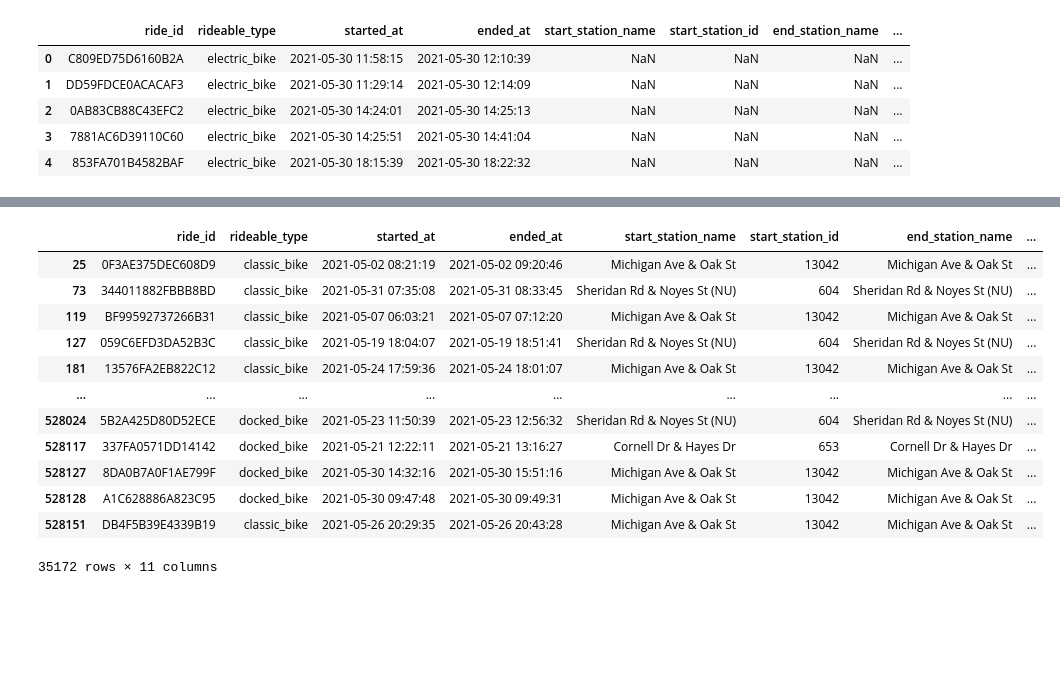
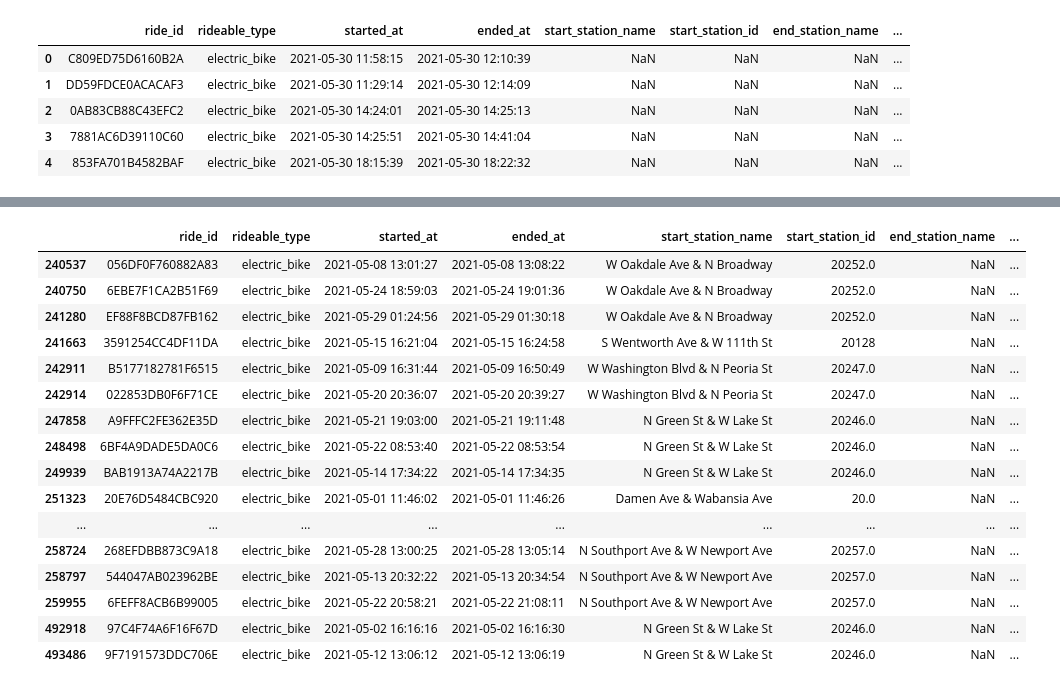
Before and after one commit to andyguo0228/bike_share_python, a Jupyter notebook: scratchbook.ipynb, the cells around one changed output, grey strips where cells are left out. Saved outputs shown, nothing was run; the diff lists cells and outputs as text; code cells hidden in the pictures; blank space fills up the shorter version.

```diff
--- a/scratchbook.ipynb
+++ b/scratchbook.ipynb
@@ -4,7 +4,7 @@ import pandas as pd
 from matplotlib import pyplot as plt
 import seaborn as sns
 # %%
-df = pd.read_csv('bikedata.csv')
+df = pd.read_csv('tripdata.csv')
 df.head(10)
 # %% [output]
 |  | ride_id | rideable_type | started_at | ended_at | start_station_name | start_station_id | end_station_name | ... |
@@ -66,0 +60,6 @@ df.head(5)
+# %%
+#Change start and end time to datetime data type and create new column with duration.
+df['started_at'] = pd.to_datetime(df['started_at'])
+df['ended_at'] = pd.to_datetime(df['ended_at'])
+df['duration'] = df['ended_at'] - df['started_at']
+df.info()
@@ -69,16 +139,21 @@ df2 = df[df['start_coord'] == df['end_coord']]
 # %%
-df2[~df2['start_station_name'].isnull()]
+df3 = df2[df2['end_station_name'].isnull()]
+df3[~df3['start_station_name'].isnull()]
 # %% [output]
 |  | ride_id | rideable_type | started_at | ended_at | start_station_name | start_station_id | end_station_name | ... |
-| 25 | 0F3AE375DEC608D9 | classic_bike | 2021-05-02 08:21:19 | 2021-05-02 09:20:46 | Michigan Ave & Oak St | 13042 | Michigan Ave & Oak St | ... |
-| 73 | 344011882FBBB8BD | classic_bike | 2021-05-31 07:35:08 | 2021-05-31 08:33:45 | Sheridan Rd & Noyes St (NU) | 604 | Sheridan Rd & Noyes St (NU) | ... |
-| 119 | BF99592737266B31 | classic_bike | 2021-05-07 06:03:21 | 2021-05-07 07:12:20 | Michigan Ave & Oak St | 13042 | Michigan Ave & Oak St | ... |
-| 127 | 059C6EFD3DA52B3C | classic_bike | 2021-05-19 18:04:07 | 2021-05-19 18:51:41 | Sheridan Rd & Noyes St (NU) | 604 | Sheridan Rd & Noyes St (NU) | ... |
-| 181 | 13576FA2EB822C12 | classic_bike | 2021-05-24 17:59:36 | 2021-05-24 18:01:07 | Michigan Ave & Oak St | 13042 | Michigan Ave & Oak St | ... |
+| 240537 | 056DF0F760882A83 | electric_bike | 2021-05-08 13:01:27 | 2021-05-08 13:08:22 | W Oakdale Ave & N Broadway | 20252.0 | NaN | ... |
+| 240750 | 6EBE7F1CA2B51F69 | electric_bike | 2021-05-24 18:59:03 | 2021-05-24 19:01:36 | W Oakdale Ave & N Broadway | 20252.0 | NaN | ... |
+| 241280 | EF88F8BCD87FB162 | electric_bike | 2021-05-29 01:24:56 | 2021-05-29 01:30:18 | W Oakdale Ave & N Broadway | 20252.0 | NaN | ... |
+| 241663 | 3591254CC4DF11DA | electric_bike | 2021-05-15 16:21:04 | 2021-05-15 16:24:58 | S Wentworth Ave & W 111th St | 20128 | NaN | ... |
+| 242911 | B5177182781F6515 | electric_bike | 2021-05-09 16:31:44 | 2021-05-09 16:50:49 | W Washington Blvd & N Peoria St | 20247.0 | NaN | ... |
+| 242914 | 022853DB0F6F71CE | electric_bike | 2021-05-20 20:36:07 | 2021-05-20 20:39:27 | W Washington Blvd & N Peoria St | 20247.0 | NaN | ... |
+| 247858 | A9FFFC2FE362E35D | electric_bike | 2021-05-21 19:03:00 | 2021-05-21 19:11:48 | N Green St & W Lake St | 20246.0 | NaN | ... |
+| 248498 | 6BF4A9DADE5DA0C6 | electric_bike | 2021-05-22 08:53:40 | 2021-05-22 08:53:54 | N Green St & W Lake St | 20246.0 | NaN | ... |
+| 249939 | BAB1913A74A2217B | electric_bike | 2021-05-14 17:34:22 | 2021-05-14 17:34:35 | N Green St & W Lake St | 20246.0 | NaN | ... |
+| 251323 | 20E76D5484CBC920 | electric_bike | 2021-05-01 11:46:02 | 2021-05-01 11:46:26 | Damen Ave & Wabansia Ave | 20.0 | NaN | ... |
 | ... | ... | ... | ... | ... | ... | ... | ... | ... |
-| 528024 | 5B2A425D80D52ECE | docked_bike | 2021-05-23 11:50:39 | 2021-05-23 12:56:32 | Sheridan Rd & Noyes St (NU) | 604 | Sheridan Rd & Noyes St (NU) | ... |
-| 528117 | 337FA0571DD14142 | docked_bike | 2021-05-21 12:22:11 | 2021-05-21 13:16:27 | Cornell Dr & Hayes Dr | 653 | Cornell Dr & Hayes Dr | ... |
-| 528127 | 8DA0B7A0F1AE799F | docked_bike | 2021-05-30 14:32:16 | 2021-05-30 15:51:16 | Michigan Ave & Oak St | 13042 | Michigan Ave & Oak St | ... |
-| 528128 | A1C628886A823C95 | docked_bike | 2021-05-30 09:47:48 | 2021-05-30 09:49:31 | Michigan Ave & Oak St | 13042 | Michigan Ave & Oak St | ... |
-| 528151 | DB4F5B39E4339B19 | classic_bike | 2021-05-26 20:29:35 | 2021-05-26 20:43:28 | Michigan Ave & Oak St | 13042 | Michigan Ave & Oak St | ... |
+| 258724 | 268EFDBB873C9A18 | electric_bike | 2021-05-28 13:00:25 | 2021-05-28 13:05:14 | N Southport Ave & W Newport Ave | 20257.0 | NaN | ... |
+| 258797 | 544047AB023962BE | electric_bike | 2021-05-13 20:32:22 | 2021-05-13 20:34:54 | N Southport Ave & W Newport Ave | 20257.0 | NaN | ... |
+| 259955 | 6FEFF8ACB6B99005 | electric_bike | 2021-05-22 20:58:21 | 2021-05-22 21:08:11 | N Southport Ave & W Newport Ave | 20257.0 | NaN | ... |
+| 492918 | 97C4F74A6F16F67D | electric_bike | 2021-05-02 16:16:16 | 2021-05-02 16:16:30 | N Green St & W Lake St | 20246.0 | NaN | ... |
+| 493486 | 9F7191573DDC706E | electric_bike | 2021-05-12 13:06:12 | 2021-05-12 13:06:19 | N Green St & W Lake St | 20246.0 | NaN | ... |
-35172 rows × 11 columns
```
Also changed, not shown: parts of 8 cells of this notebook, 2 other files.
